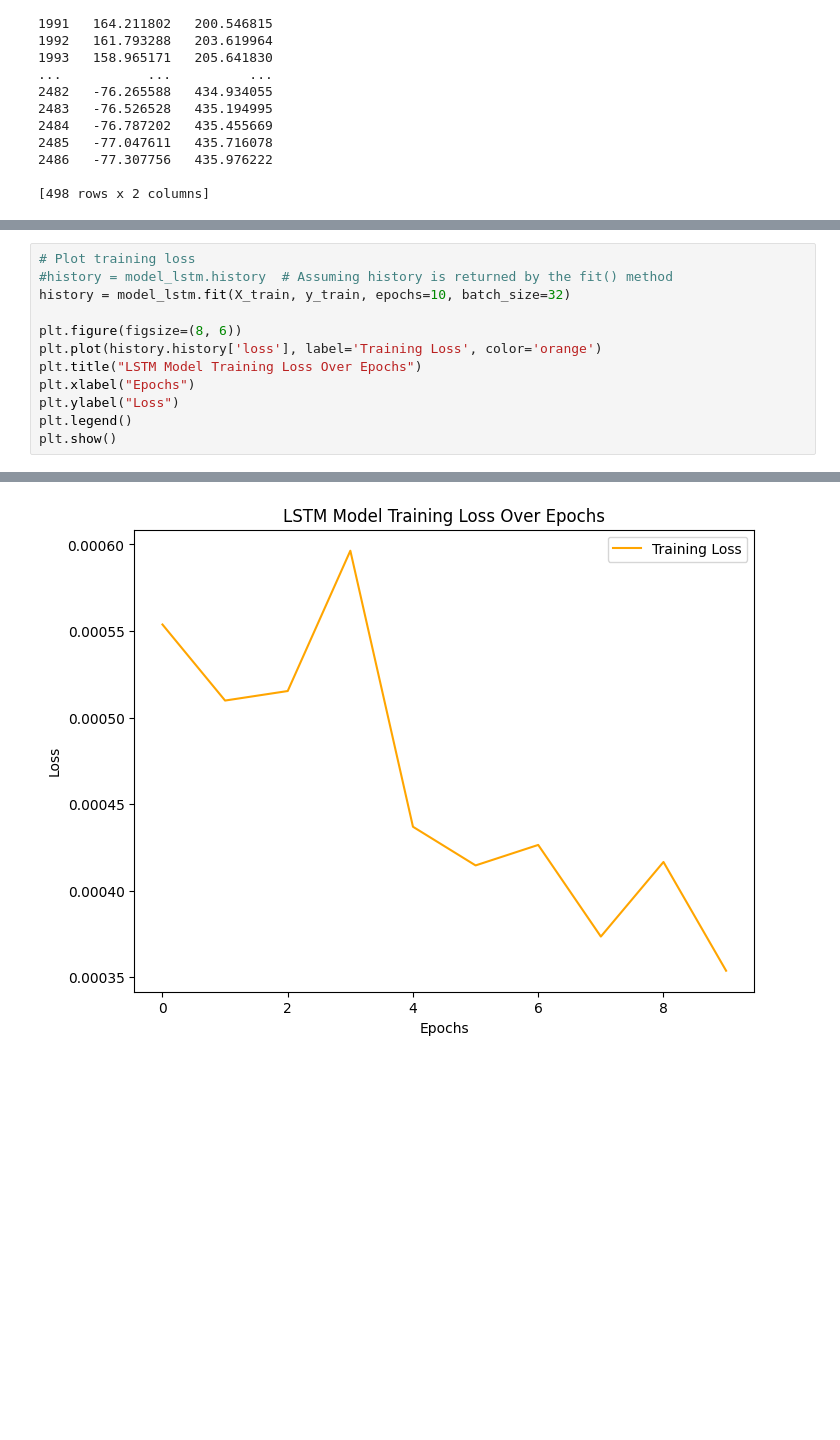
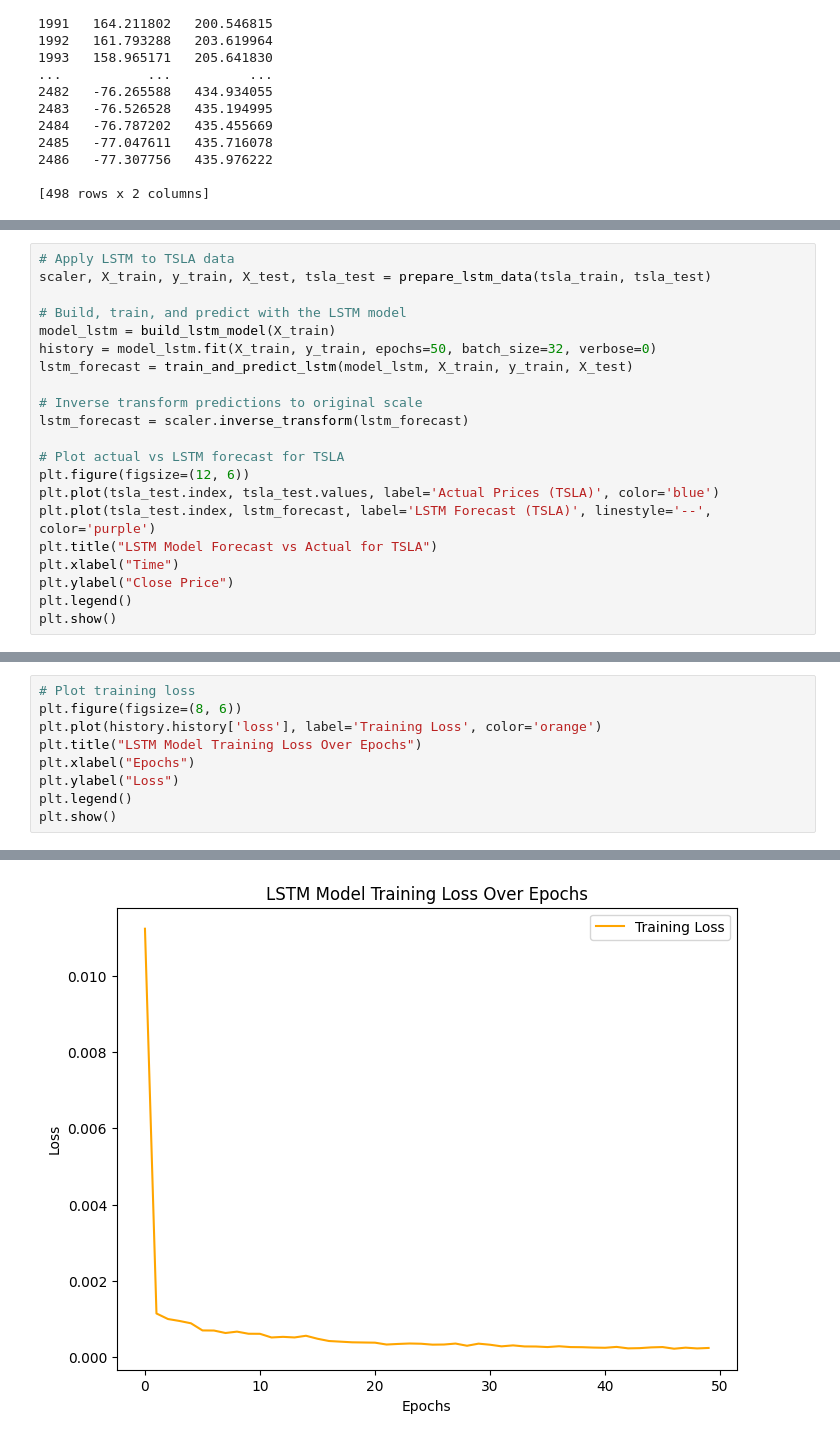
Before and after one commit to OL-YAD/portfolio-optimization-forecasting, a Jupyter notebook: notebooks/TSLA_time_series_forecasting.ipynb, the cells around one changed output, grey strips where cells are left out. Cells and saved outputs as stored; diff of their text form; blank space fills up the shorter version.

Commit message:
TSLA time series forcasting updated with modularization

```diff
--- a/notebooks/TSLA_time_series_forecasting.ipynb
+++ b/notebooks/TSLA_time_series_forecasting.ipynb
@@ -607,0 +513,21 @@ Epoch 10/10
+# %%
+# Apply LSTM to TSLA data
+scaler, X_train, y_train, X_test, tsla_test = prepare_lstm_data(tsla_train, tsla_test)
+
+# Build, train, and predict with the LSTM model
+model_lstm = build_lstm_model(X_train)
+history = model_lstm.fit(X_train, y_train, epochs=50, batch_size=32, verbose=0)
+lstm_forecast = train_and_predict_lstm(model_lstm, X_train, y_train, X_test)
+
+# Inverse transform predictions to original scale
+lstm_forecast = scaler.inverse_transform(lstm_forecast)
+
+# Plot actual vs LSTM forecast for TSLA
+plt.figure(figsize=(12, 6))
+plt.plot(tsla_test.index, tsla_test.values, label='Actual Prices (TSLA)', color='blue')
+plt.plot(tsla_test.index, lstm_forecast, label='LSTM Forecast (TSLA)', linestyle='--', color='purple')
+plt.title("LSTM Model Forecast vs Actual for TSLA")
+plt.xlabel("Time")
+plt.ylabel("Close Price")
+plt.legend()
+plt.show()
@@ -608,8 +553,5 @@ Epoch 10/10
 # %%
 # Plot training loss
-#history = model_lstm.history  # Assuming history is returned by the fit() method
-history = model_lstm.fit(X_train, y_train, epochs=10, batch_size=32)
-
 plt.figure(figsize=(8, 6))
 plt.plot(history.history['loss'], label='Training Loss', color='orange')
 plt.title("LSTM Model Training Loss Over Epochs")
@@ -641,4 +563,4 @@ Epoch 10/10
-[figure, old version]
+[figure, new version]
 # %%
 # Residuals
 residuals = tsla_test.values - lstm_forecast.flatten()
```
Also changed, not shown: parts of 20 cells of this notebook.
